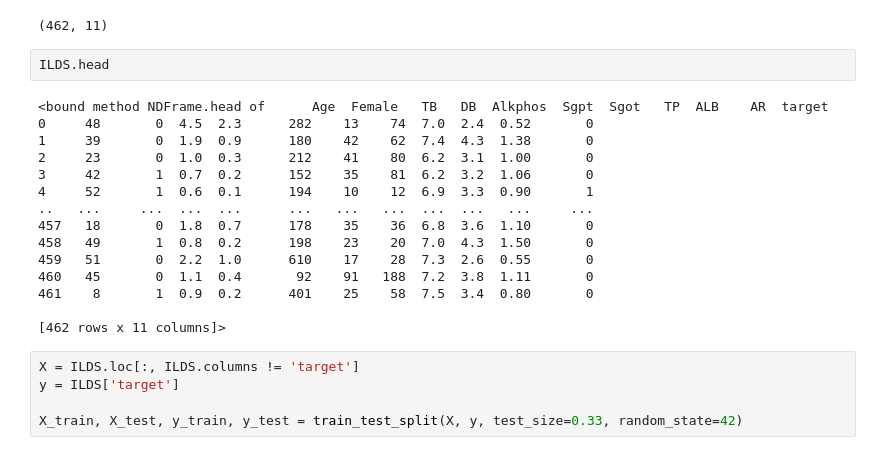
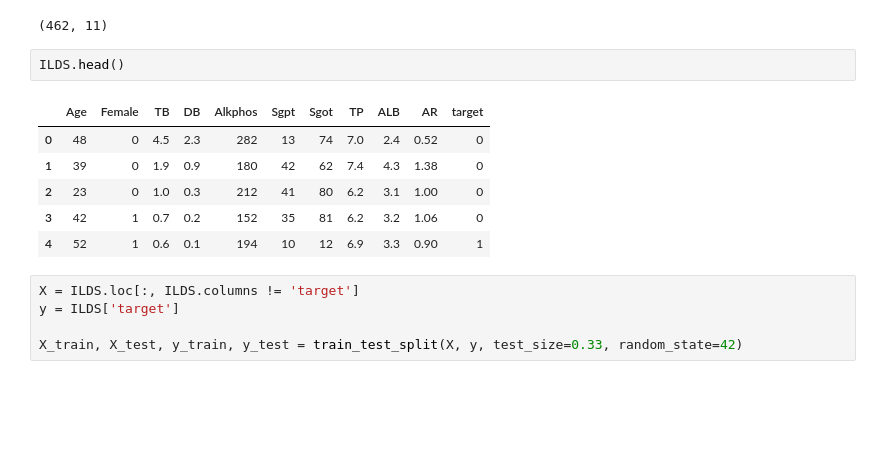
Before and after one commit to SrChen6/AA1-Competition, a Jupyter notebook: lin_class_raw.ipynb, the cells around one changed output. Drawn from its saved outputs; the diff is of its cells as text; blank space fills up the shorter version.

```diff
--- a/lin_class_raw.ipynb
+++ b/lin_class_raw.ipynb
@@ -49,22 +49,14 @@ ILDS.shape
 # %% [output]
 (462, 11)
 # %%
-ILDS.head
+ILDS.head()
 # %% [output]
-<bound method NDFrame.head of      Age  Female   TB   DB  Alkphos  Sgpt  Sgot   TP  ALB    AR  target
-0     48       0  4.5  2.3      282    13    74  7.0  2.4  0.52       0
-1     39       0  1.9  0.9      180    42    62  7.4  4.3  1.38       0
-2     23       0  1.0  0.3      212    41    80  6.2  3.1  1.00       0
-3     42       1  0.7  0.2      152    35    81  6.2  3.2  1.06       0
-4     52       1  0.6  0.1      194    10    12  6.9  3.3  0.90       1
-..   ...     ...  ...  ...      ...   ...   ...  ...  ...   ...     ...
-457   18       0  1.8  0.7      178    35    36  6.8  3.6  1.10       0
-458   49       1  0.8  0.2      198    23    20  7.0  4.3  1.50       0
-459   51       0  2.2  1.0      610    17    28  7.3  2.6  0.55       0
-460   45       0  1.1  0.4       92    91   188  7.2  3.8  1.11       0
-461    8       1  0.9  0.2      401    25    58  7.5  3.4  0.80       0
-
-[462 rows x 11 columns]>
+|  | Age | Female | TB | DB | Alkphos | Sgpt | Sgot | TP | ALB | AR | target |
+| 0 | 48 | 0 | 4.5 | 2.3 | 282 | 13 | 74 | 7.0 | 2.4 | 0.52 | 0 |
+| 1 | 39 | 0 | 1.9 | 0.9 | 180 | 42 | 62 | 7.4 | 4.3 | 1.38 | 0 |
+| 2 | 23 | 0 | 1.0 | 0.3 | 212 | 41 | 80 | 6.2 | 3.1 | 1.00 | 0 |
+| 3 | 42 | 1 | 0.7 | 0.2 | 152 | 35 | 81 | 6.2 | 3.2 | 1.06 | 0 |
+| 4 | 52 | 1 | 0.6 | 0.1 | 194 | 10 | 12 | 6.9 | 3.3 | 0.90 | 1 |
 # %%
 X = ILDS.loc[:, ILDS.columns != 'target']
 y = ILDS['target']
```
Also changed, not shown: parts of 2 cells of this notebook, 8 other files.
